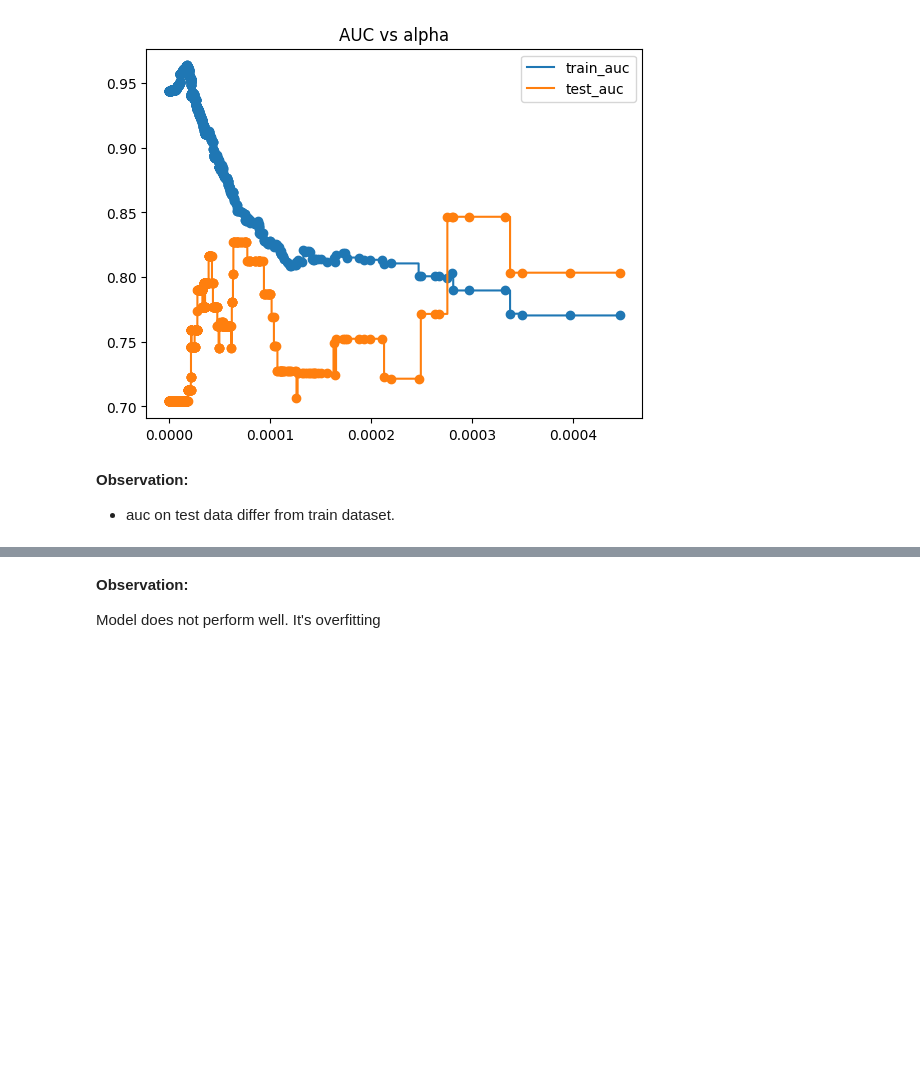
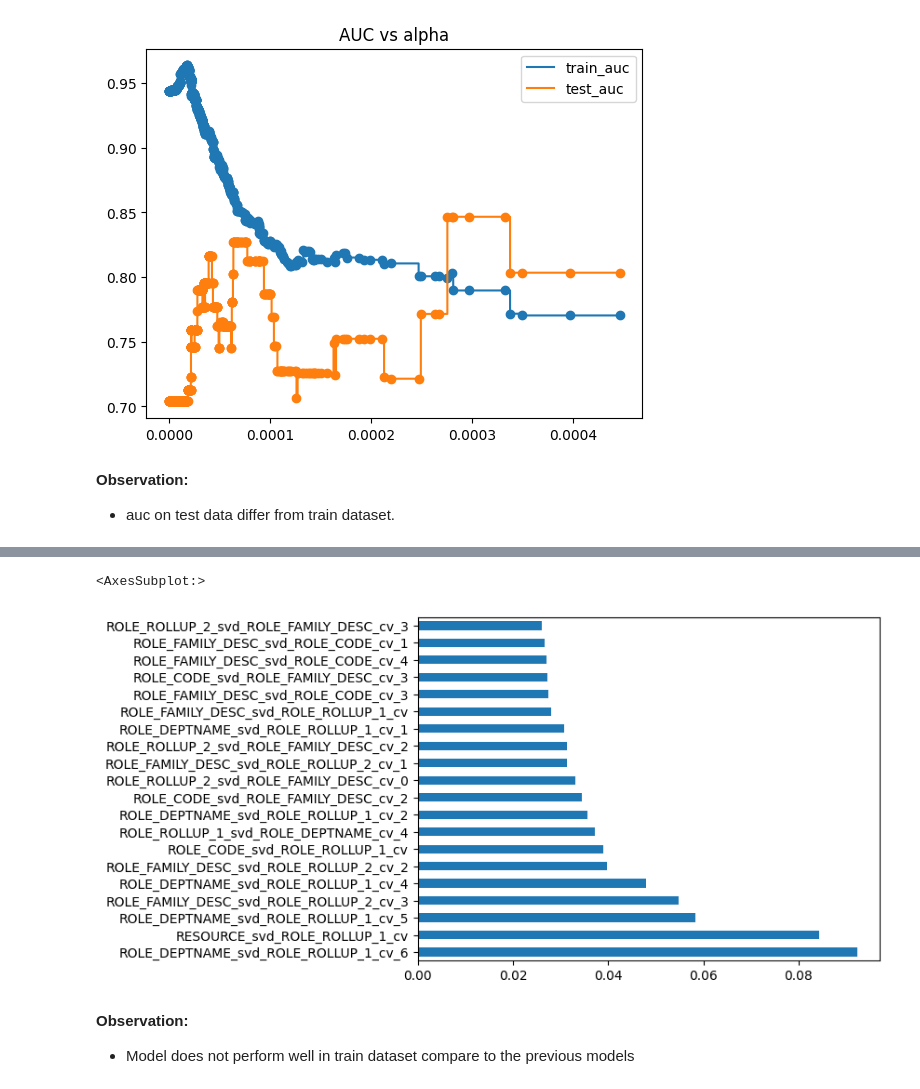
Before and after one commit to SmithaUpadhyaya/employee_access_resource_classifier, a Jupyter notebook: notebooks/training.ipynb, the cells around one changed output, grey strips where cells are left out. Drawn from its saved outputs; the diff is of its cells as text; code cells hidden in the pictures; blank space fills up the shorter version.

```diff
--- a/notebooks/training.ipynb
+++ b/notebooks/training.ipynb
@@ -1489,0 +1454,13 @@ plt.show()
+# %%
+from sklearn.model_selection import StratifiedShuffleSplit
+
+split_params = hlpread.read_yaml_key('train_test_split')
+split_s = StratifiedShuffleSplit(n_splits = split_params['cv'], test_size = split_params['test_size'], random_state = split_params['random_seed'])
+# %%
+from sklearn.model_selection import GridSearchCV
+from sklearn.tree import DecisionTreeClassifier
+
+model = DecisionTreeClassifier(random_state = 1907)
+grid_search_clf = GridSearchCV(estimator = model, param_grid = hyper_param_tune, cv = split_s, scoring = 'roc_auc', return_train_score = True, verbose = 3)
+# %%
+result = grid_search_clf.fit(X,y)
@@ -1490,4 +1529,13 @@ plt.show()
+# %%
+#predict from the best estimator
+best_model = result.best_estimator_
+# %%
+feat_importances = pd.Series(best_model.feature_importances_, index = best_model.feature_names_in_)
+feat_importances.nlargest(20).plot(kind='barh')
+# %% [output]
+<AxesSubplot:>
+[figure, added]
 # %% [markdown]
 **Observation:**
 
-Model does not perform well. It's overfitting
+- Model does not perform well in train dataset compare to the previous models
```
Also changed, not shown: parts of 34 cells of this notebook, 3 other files.
